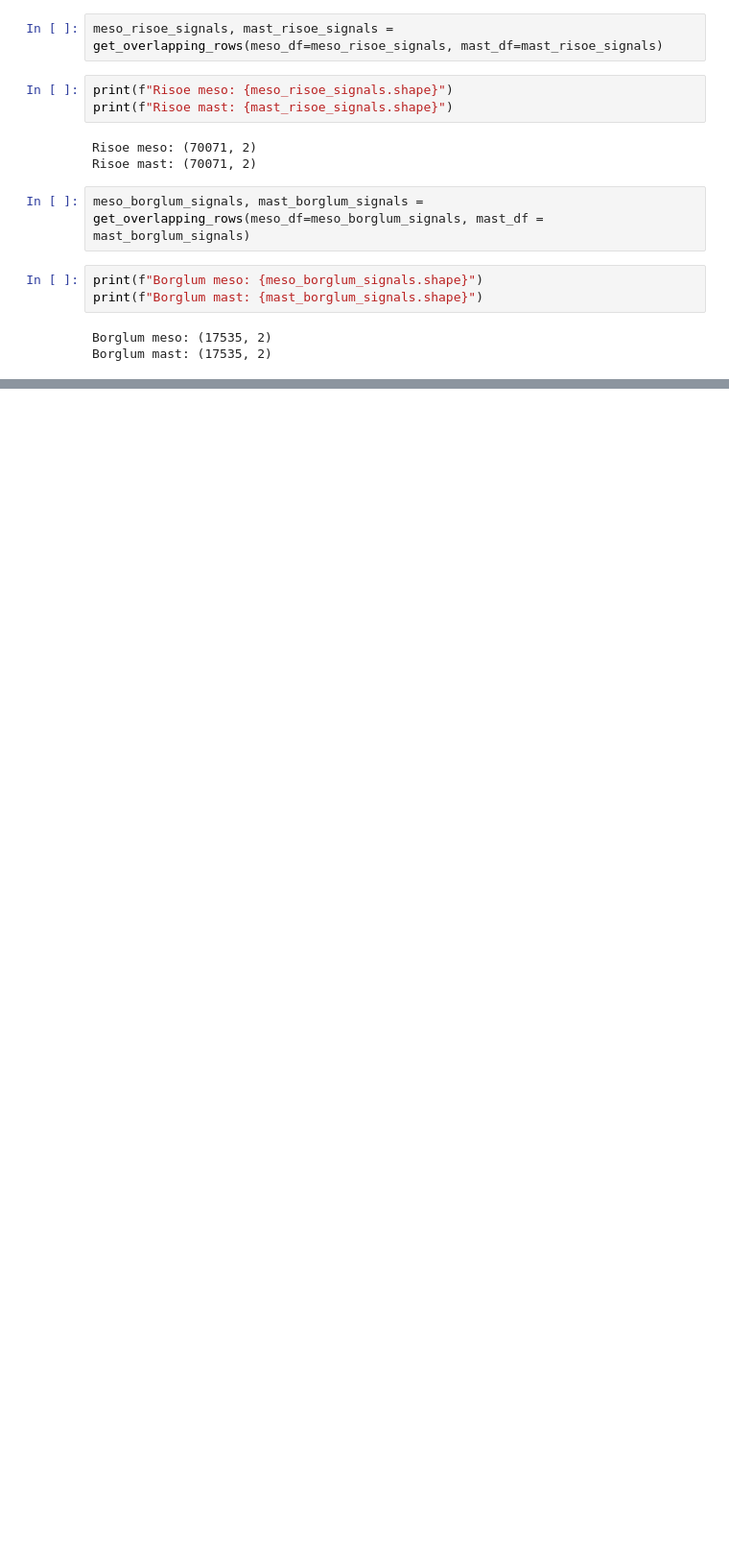
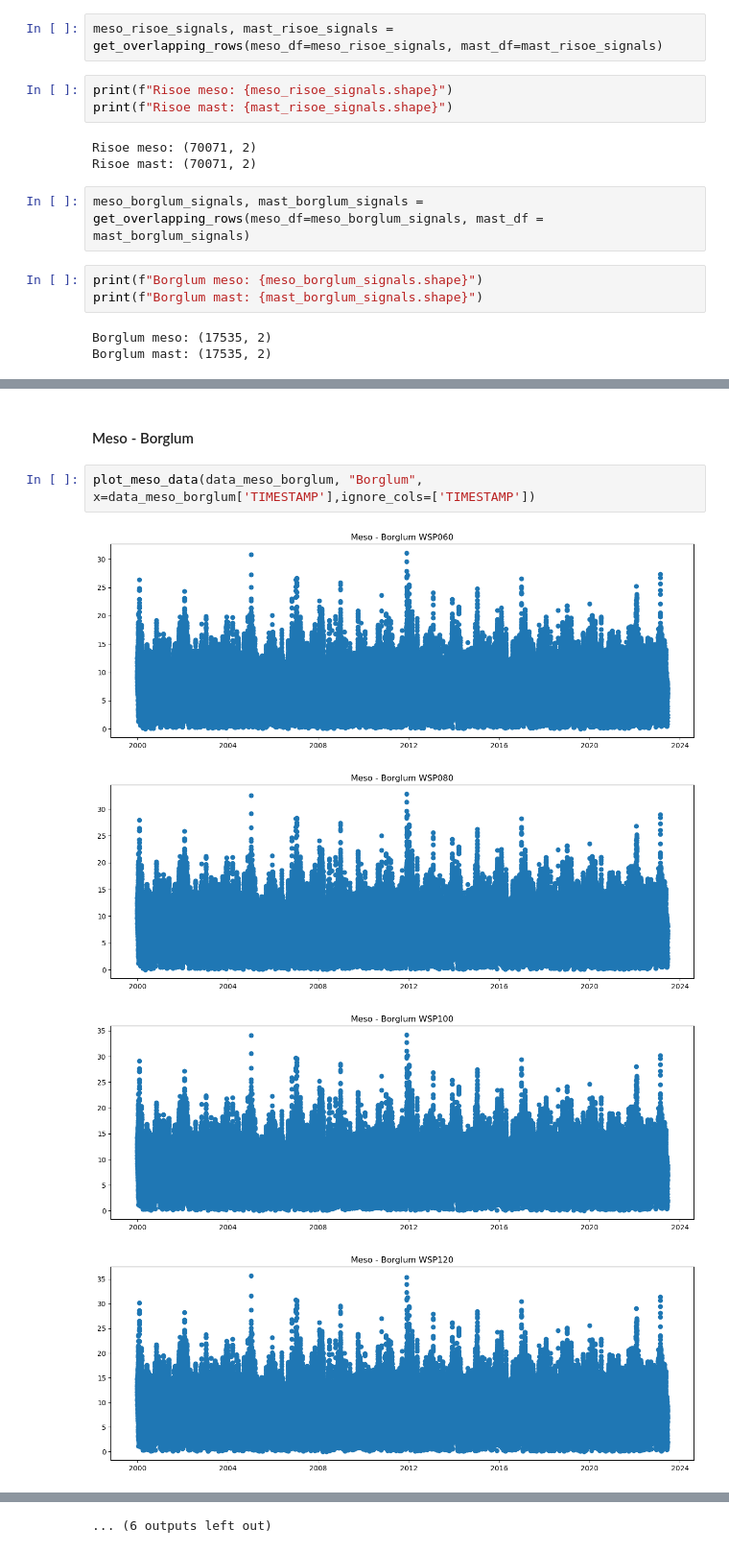
Before and after one commit to michaelbui99/mal-assignment-3, a Jupyter notebook: Assignment.ipynb, the cells around one changed output, grey strips where cells are left out. Shown at 96% size. Saved outputs shown, nothing was run; the diff lists cells and outputs as text; blank space fills up the shorter version.

```diff
--- a/Assignment.ipynb
+++ b/Assignment.ipynb
@@ -574,0 +644,9 @@ Borglum mast: (17535, 2)
+# %% [markdown]
+#### Meso - Borglum
+# %%
+plot_meso_data(data_meso_borglum, "Borglum", x=data_meso_borglum['TIMESTAMP'],ignore_cols=['TIMESTAMP'])
+# %% [output]
+[figure, added]
+[figure, added]
+[figure, added]
+[figure, added]
@@ -574,0 +661 @@ Borglum mast: (17535, 2)
+... (6 outputs left out)
```
Also changed, not shown: parts of 13 cells of this notebook.
